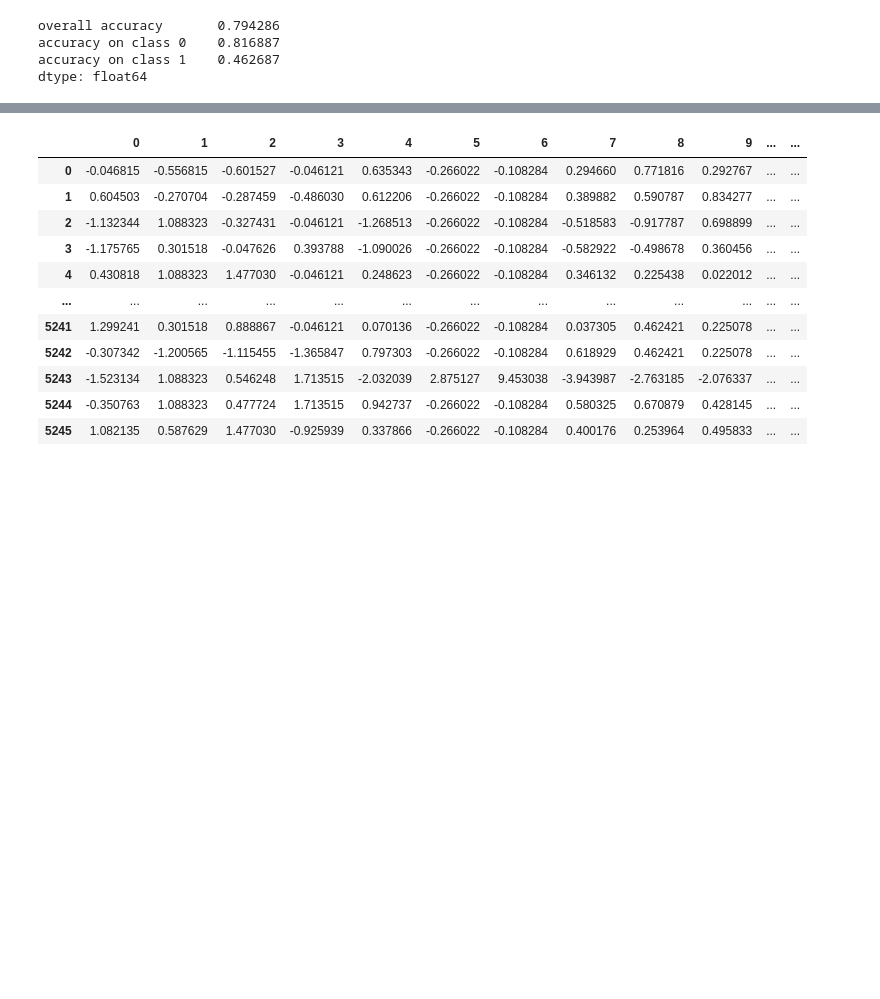
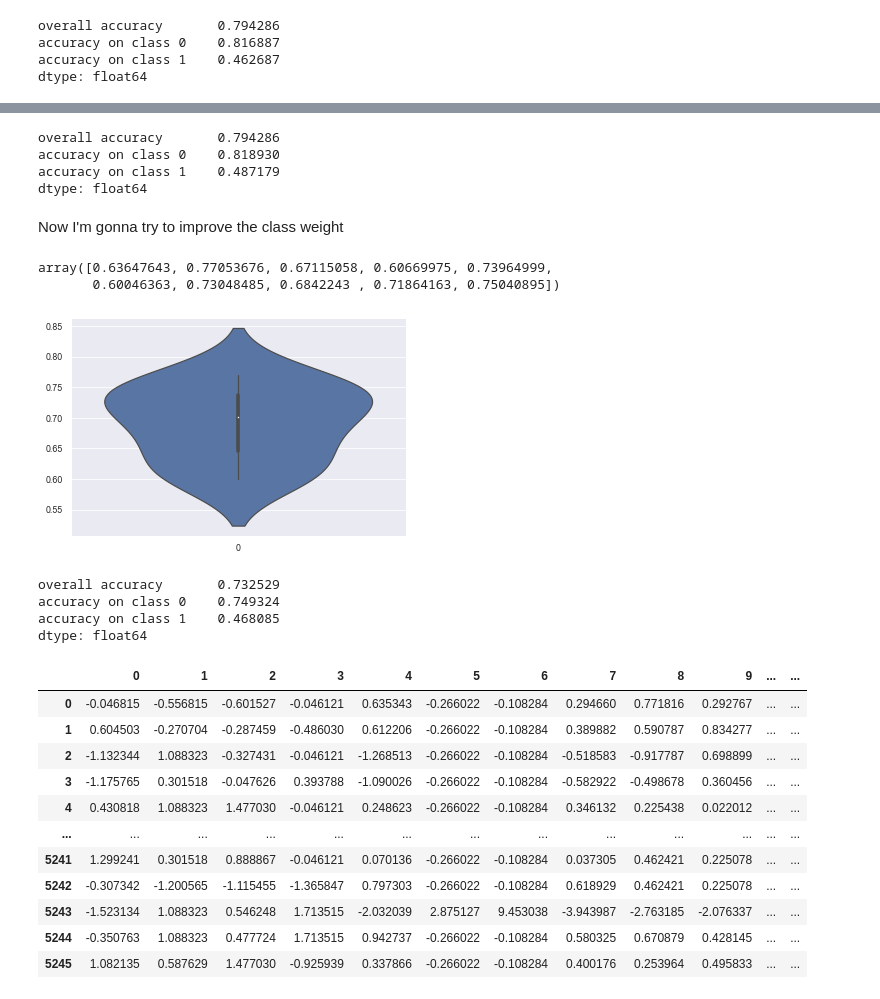
Before and after one commit to lucas-ubm/MaastrichtFlu, a Jupyter notebook: models.ipynb, the cells around one changed output, grey strips where cells are left out. Cells and saved outputs as stored; diff of their text form; code cells hidden in the pictures; blank space fills up the shorter version.

```diff
--- a/models.ipynb
+++ b/models.ipynb
@@ -210,13 +435,29 @@ dtype: float64
+# %%
+score(models[12], X_test, y_test)
+# %% [output]
+overall accuracy       0.794286
+accuracy on class 0    0.818930
+accuracy on class 1    0.487179
+dtype: float64
+# %% [markdown]
+Now I'm gonna try to improve the class weight
 # %%
-def random_forest_class(it, X_train, y_train):
-    df = pd.DataFrame()
-    models = {}
-    for i in it:
-        rf = RandomForestClassifier(max_depth=42, )
-        rf.fit(X_train, y_train)
-        models[i] = dt
-        df[i] = cross_val_score(rf, num.drop('flu', axis=1), num['flu'], scoring='roc_auc', cv=10)
-    return df,models
+rf = RandomForestClassifier(max_depth=4,n_estimators=122, class_weight={0:0.05, 1:0.95})
+rf.fit(X_train, y_train)
+ma = cross_val_score(rf, num.drop('flu', axis=1), num['flu'], scoring='roc_auc', cv=10)
+sns.violinplot(data = ma)
+ma
+# %% [output]
+array([0.63647643, 0.77053676, 0.67115058, 0.60669975, 0.73964999,
+       0.60046363, 0.73048485, 0.6842243 , 0.71864163, 0.75040895])
+[figure, added]
+# %%
+score(rf, X_test, y_test)
+# %% [output]
+overall accuracy       0.732529
+accuracy on class 0    0.749324
+accuracy on class 1    0.468085
+dtype: float64
 # %%
 num_test = df_test.select_dtypes(include='number')
 num_test = num_test.set_index('ID')
```
Also changed, not shown: parts of 11 cells of this notebook.
